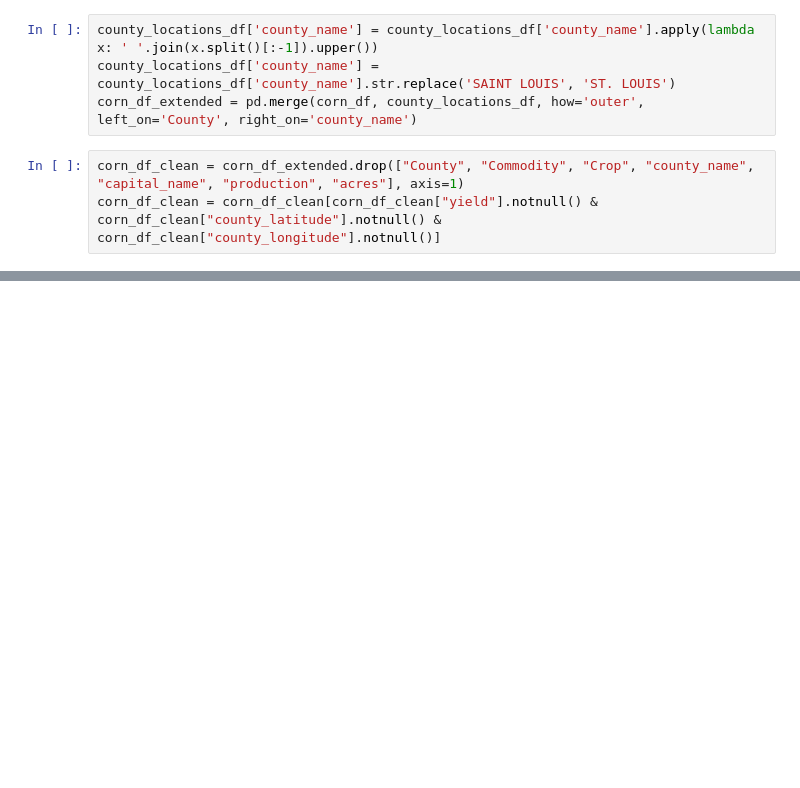
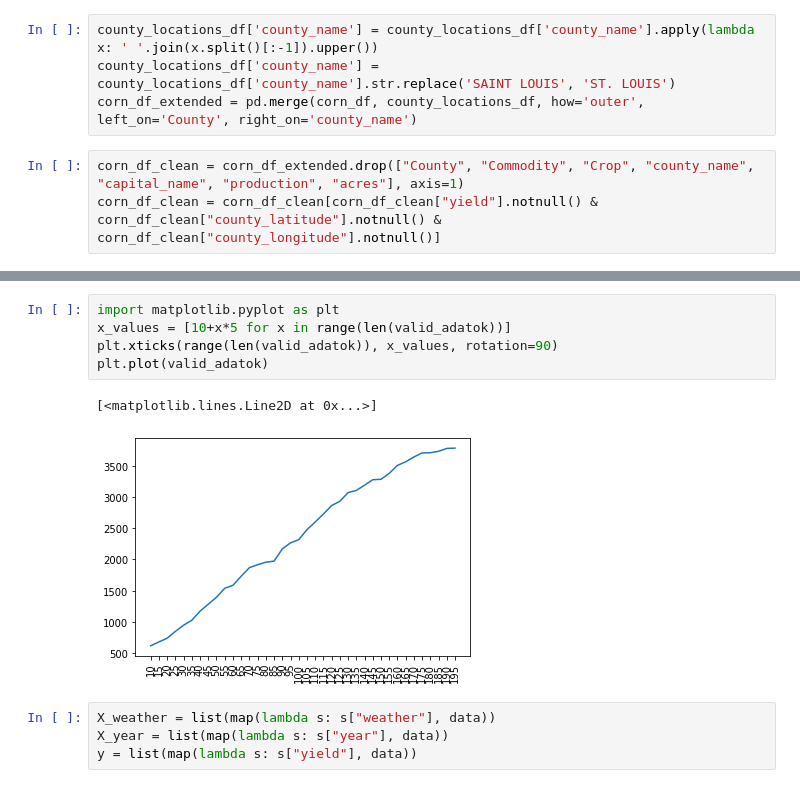
Before and after one commit to lacykaltgr/Morgan-Stanley-Quant-Challange, a Jupyter notebook: quant.ipynb, the cells around one changed output, grey strips where cells are left out. Saved outputs shown, nothing was run; the diff lists cells and outputs as text; blank space fills up the shorter version.

```diff
--- a/quant.ipynb
+++ b/quant.ipynb
@@ -433,0 +372,12 @@ memory usage: 2.4+ KB
+# %%
+import matplotlib.pyplot as plt
+x_values = [10+x*5 for x in range(len(valid_adatok))]
+plt.xticks(range(len(valid_adatok)), x_values, rotation=90)
+plt.plot(valid_adatok)
+# %% [output]
+[<matplotlib.lines.Line2D at 0x...>]
+[figure, added]
+# %%
+X_weather = list(map(lambda s: s["weather"], data))
+X_year = list(map(lambda s: s["year"], data))
+y = list(map(lambda s: s["yield"], data))
```
Also changed, not shown: parts of 28 cells of this notebook.
